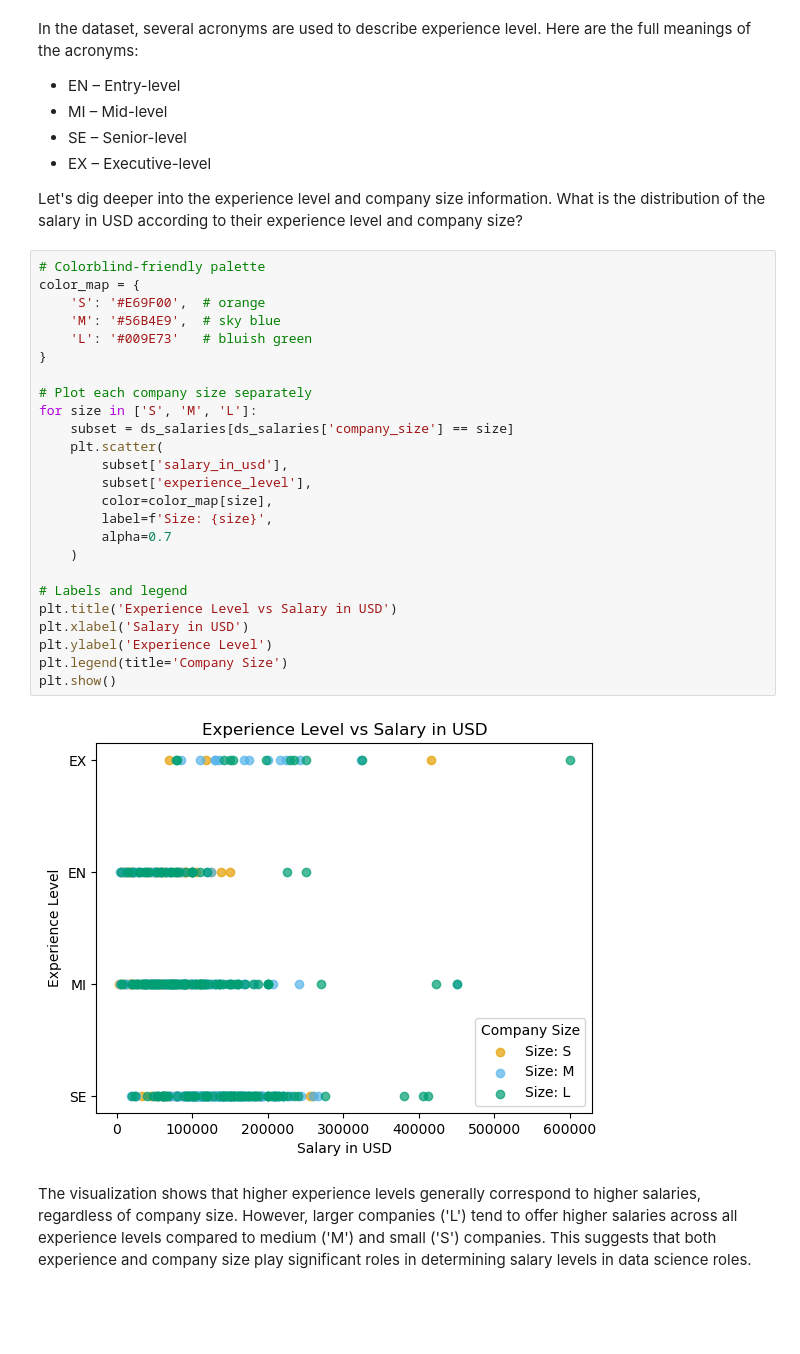
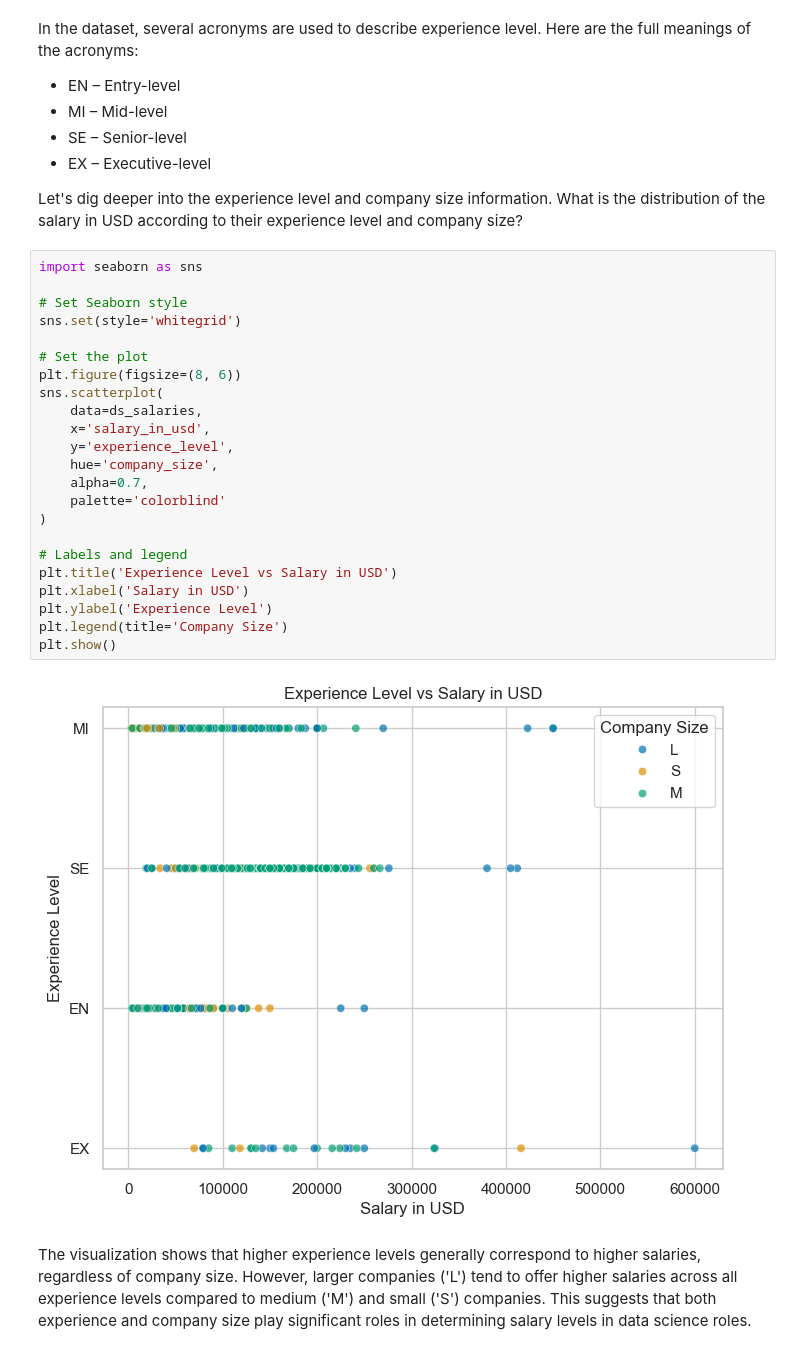
Before and after one commit to aminudzara/ArewaDS-Machine-Learning-Assignments, a Jupyter notebook: 3-Data-Visualization/2-visualizing-distributions/assignment.ipynb, the cells around one changed output. Drawn from its saved outputs; the diff is of its cells as text; blank space fills up the shorter version.

Commit message:
Change scatter plot library to seaborn

```diff
--- a/3-Data-Visualization/2-visualizing-distributions/assignment.ipynb
+++ b/3-Data-Visualization/2-visualizing-distributions/assignment.ipynb
@@ -80,32 +80,30 @@ In the dataset, several acronyms are used to describe experience level. Here are
 
 Let's dig deeper into the experience level and company size information. What is the distribution of the salary in USD according to their experience level and company size?
 # %%
-# Colorblind-friendly palette
-color_map = {
-    'S': '#E69F00',  # orange
-    'M': '#56B4E9',  # sky blue
-    'L': '#009E73'   # bluish green
-}
+import seaborn as sns
 
-# Plot each company size separately
-for size in ['S', 'M', 'L']:
-    subset = ds_salaries[ds_salaries['company_size'] == size]
-    plt.scatter(
-        subset['salary_in_usd'],
-        subset['experience_level'],
-        color=color_map[size],
-        label=f'Size: {size}',
-        alpha=0.7
-    )
+# Set Seaborn style
+sns.set(style='whitegrid')
+
+# Set the plot
+plt.figure(figsize=(8, 6))
+sns.scatterplot(
+    data=ds_salaries,
+    x='salary_in_usd',
+    y='experience_level',
+    hue='company_size',
+    alpha=0.7,
+    palette='colorblind'
+)
 
 # Labels and legend
 plt.title('Experience Level vs Salary in USD')
 plt.xlabel('Salary in USD')
 plt.ylabel('Experience Level')
 plt.legend(title='Company Size')
 plt.show()
 # %% [output]
-[figure, old version]
+[figure, new version]
 # %% [markdown]
 
 The visualization shows that higher experience levels generally correspond to higher salaries, regardless of company size. However, larger companies ('L') tend to offer higher salaries across all experience levels compared to medium ('M') and small ('S') companies. This suggests that both experience and company size play significant roles in determining salary levels in data science roles.
```
Also changed, not shown: parts of 1 cell of this notebook.
